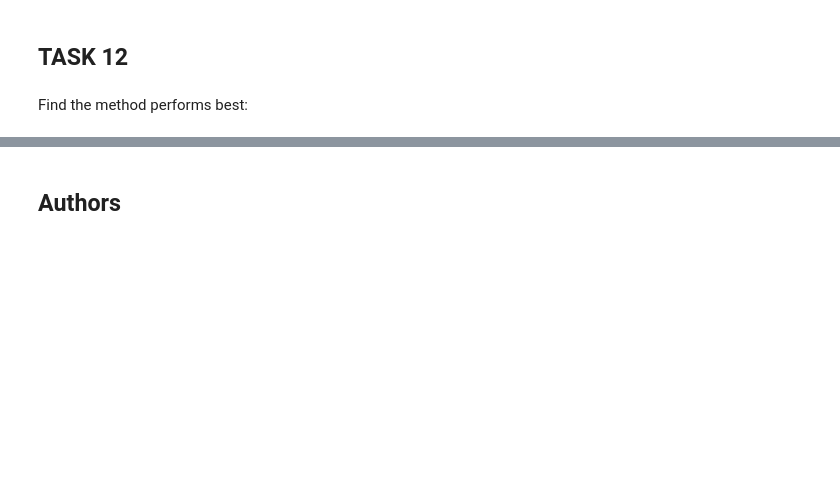
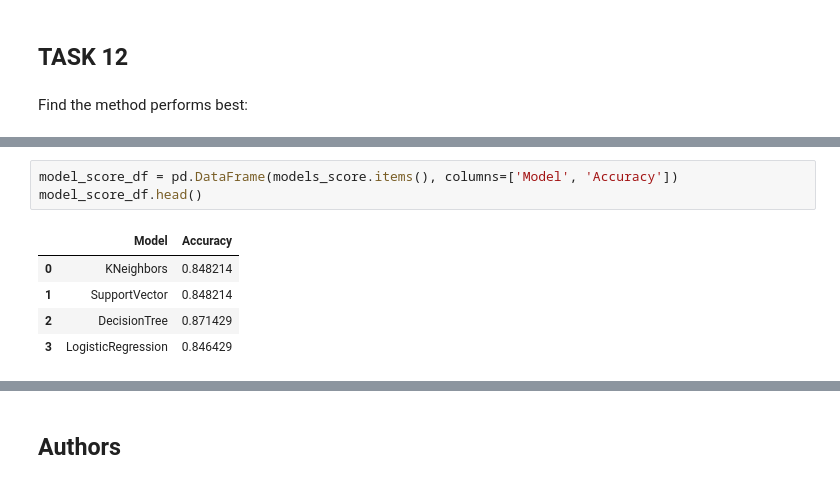
Before and after one commit to axcruz/data-capstone, a Jupyter notebook: p7-machine-learning.ipynb, the cells around one changed output, grey strips where cells are left out. Saved outputs shown, nothing was run; the diff lists cells and outputs as text; blank space fills up the shorter version.

```diff
--- a/p7-machine-learning.ipynb
+++ b/p7-machine-learning.ipynb
@@ -358,0 +359,9 @@ Best model is DecisionTree with a score of 0.8892857142857142 and params: {'crit
+# %%
+model_score_df = pd.DataFrame(models_score.items(), columns=['Model', 'Accuracy'])
+model_score_df.head()
+# %% [output]
+|  | Model | Accuracy |
+| 0 | KNeighbors | 0.848214 |
+| 1 | SupportVector | 0.848214 |
+| 2 | DecisionTree | 0.871429 |
+| 3 | LogisticRegression | 0.846429 |
```
Also changed, not shown: parts of 3 cells of this notebook.
